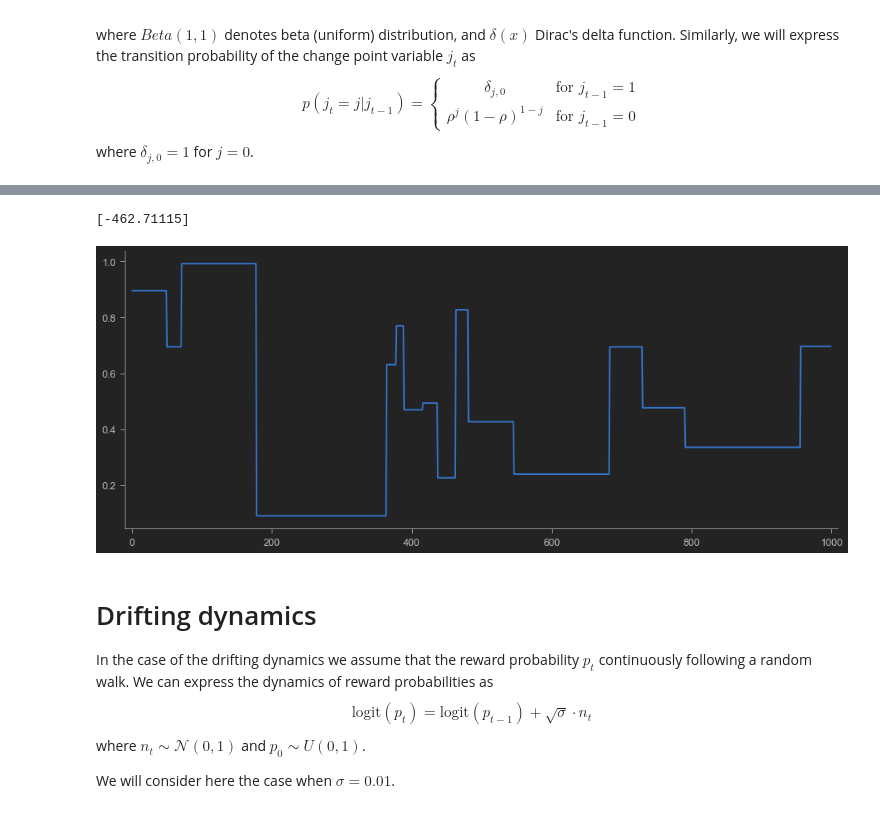
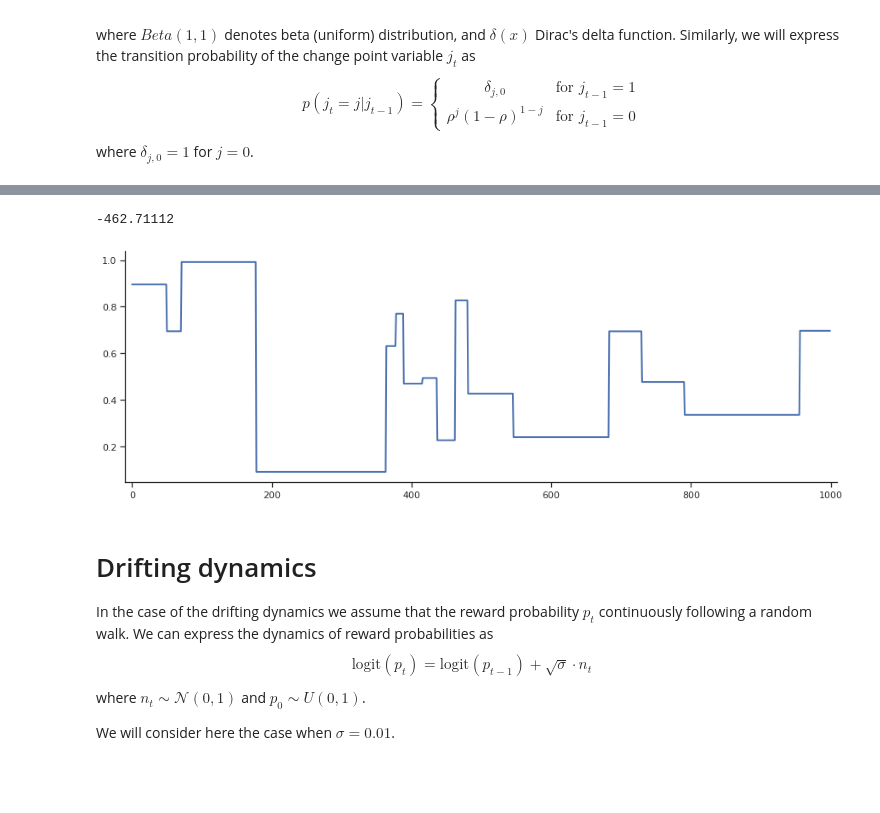
Before and after one commit to dimarkov/aibandits, a Jupyter notebook: notebooks/inference_algorithms_comparison.ipynb, the cells around one changed output, grey strips where cells are left out. Saved outputs shown, nothing was run; the diff lists cells and outputs as text; code cells hidden in the pictures; blank space fills up the shorter version.

Commit message:
fixed the run errors in the notebook

```diff
--- a/notebooks/inference_algorithms_comparison.ipynb
+++ b/notebooks/inference_algorithms_comparison.ipynb
@@ -19,24 +19,25 @@ where $Beta(1, 1)$ denotes beta (uniform) distribution, and $\delta(x)$ Dirac's
 \end{equation}
 where $\delta_{j,0} = 1$ for $j=0$.
 # %%
+import sys
 import numpy as np
 
 import jax.numpy as jnp
 from jax import random, lax, nn, ops
 
 import matplotlib.pyplot as plt
-from jupyterthemes import jtplot
 import seaborn as sns
 
-sns.set(style="ticks", context="talk")
-jtplot.style(theme='monokai', ticks=True, grid=False, figsize=(20, 8))
+sys.path.append('../')
+
+sns.set(style="ticks", context="notebook")
 plt.rcParams.update({'axes.spines.right': False, 'axes.spines.top': False, 'lines.linewidth': 2., 'axes.xmargin': 0.01})
 %matplotlib inline
 # %%
 # define process simulator
-K = 1
+K = 1  # we will use bandits with one arm only
 
-def simulator(process, N=100, T=1000):
+def simulator(process, N=1, T=1000):
     def sim_fn(carry, t):
         rng_key, states, choices = carry
         rng_key, _rng_key = random.split(rng_key)
@@ -46,8 +47,8 @@ def simulator(process, N=100, T=1000):
         return (rng_key, states, choices), {'rewards': outcomes, 'probs': states[0], 'changes': states[1]}
 
     rng_key = random.PRNGKey(4488342)
-    states = [random.uniform(rng_key, shape=(K,)), jnp.zeros(K, dtype=jnp.int32)]
-    choices = jnp.arange(N, dtype=jnp.int32)
+    states = [random.uniform(rng_key, shape=(N, K)), jnp.zeros(K, dtype=jnp.int32)]
+    choices = jnp.zeros(N, dtype=jnp.int32)
 
     _, sequence = lax.scan(sim_fn, (rng_key, states, choices), jnp.arange(T))
 
@@ -57,9 +58,8 @@ def simulator(process, N=100, T=1000):
     return sequence
 # %%
 # import generative process
-from environment import generative_process_swtch
+from bandits.environment import generative_process_swtch2
 
-rho = .01
-log_p_jj = jnp.log(np.array([[1 - rho, rho], [1., 0.]]))
-
-process = lambda *args: generative_process_swtch(*args, log_p_jj)
+log_p_jj = lambda rho: jnp.log(np.array([[1 - rho, rho], [1., 0.]]))
+def process_swtch(*args, rho=0.01):
+    return generative_process_swtch2(*args, log_p_jj(rho))
@@ -68,18 +66,19 @@ WARNING:absl:No GPU/TPU found, falling back to CPU. (Set TF_CPP_MIN_LOG_LEVEL=0
 # %%
 N = 1
-sequence = simulator(process, N=N)
+sequence = simulator(process_swtch, N=N)
+probs_swtch = sequence['probs']
 
-plt.plot(sequence['probs'], lw=2)
+plt.figure(figsize=(15, 5))
+plt.plot(probs_swtch.flatten(), lw=2)
 
 obs_swtch = sequence['rewards']
-probs_swtch = sequence['probs']
 
-obs = obs_swtch.astype(np.int32)
-log_like_swtch = np.log(probs_swtch) * obs + np.log(1 - probs_swtch) * (1 - obs)
-print(log_like_swtch.sum(0))
+obs = obs_swtch.astype(np.int32).flatten()
+log_like_swtch = np.log(probs_swtch.flatten()) * obs + np.log(1 - probs_swtch.flatten()) * (1 - obs)
+print(log_like_swtch.sum())
 # %% [output]
-[-462.71115]
+-462.71112
-[figure, old version]
+[figure, new version]
 # %% [markdown]
 # Drifting dynamics
 
```
Also changed, not shown: parts of 19 cells of this notebook, 1 other file.
